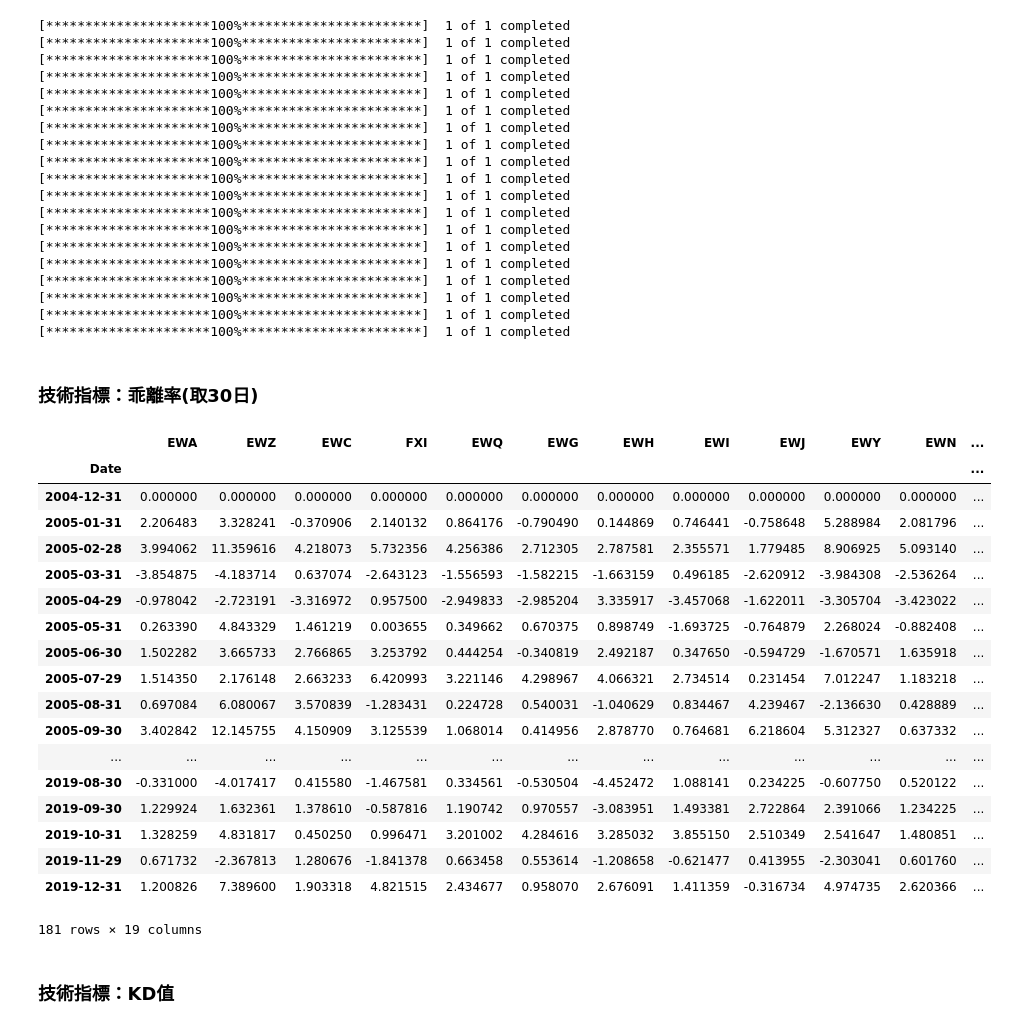
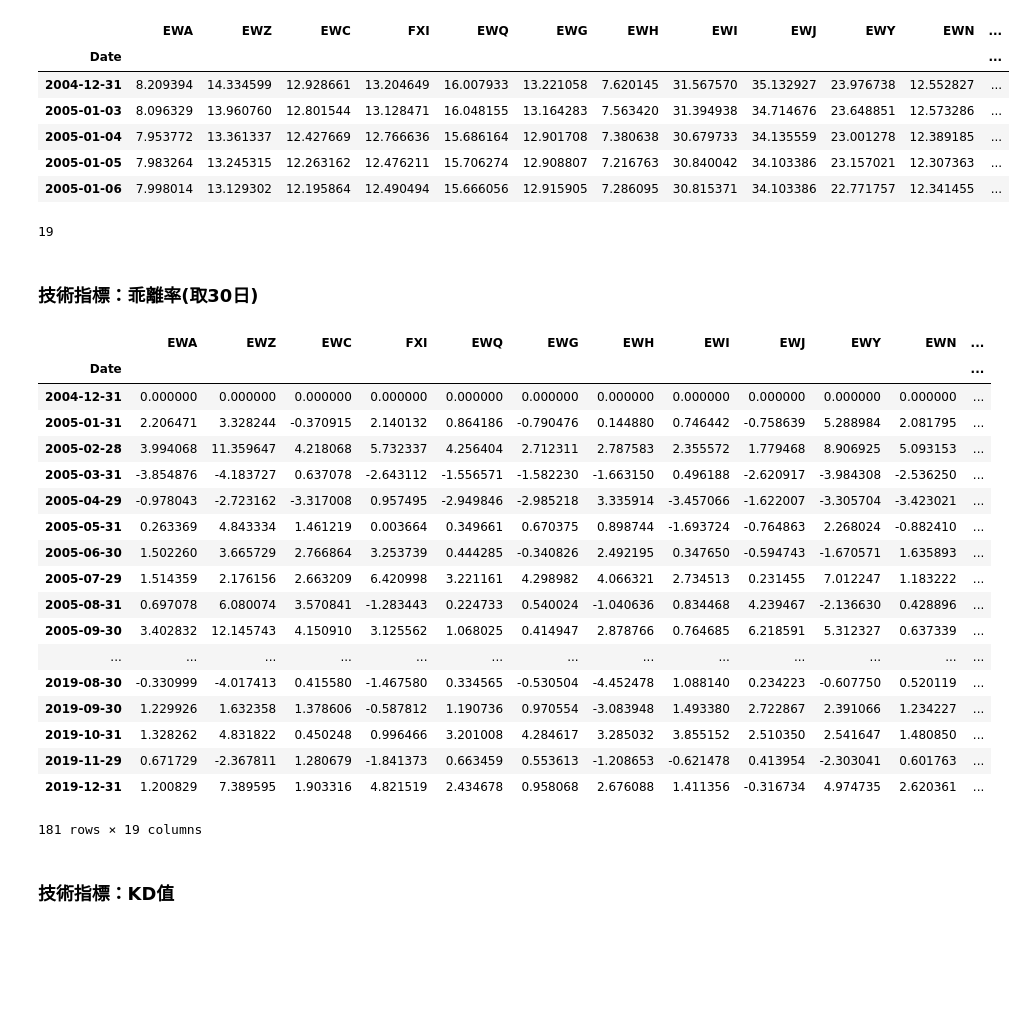
Before and after one commit to Yen-Wei-Chun/Robot_Fin, a Jupyter notebook: hw.2_BL_model/BL_data.ipynb, the cells around one changed output. Cells and saved outputs as stored; diff of their text form; code cells hidden in the pictures; blank space fills up the shorter version.

```diff
--- a/hw.2_BL_model/BL_data.ipynb
+++ b/hw.2_BL_model/BL_data.ipynb
@@ -9,34 +7,24 @@ import numpy as np
 import matplotlib.pyplot as plt
-# %%
-start = datetime.datetime(2005, 1, 1)
-end = datetime.datetime(2020, 1, 1)
-tickers = ['EWA','EWZ','EWC','FXI', 'EWQ', 'EWG', 'EWH', 'EWI', 'EWJ', 'EWY', 'EWN', 'EWS', 'EZA', 'EWP', 'EWD', 'EWL', 'EWT', 'EWU', 'IVV']
-
-all_data = {}
-for ticker in tickers:
-    all_data[ticker] = pdr.get_data_yahoo(ticker, start, end)
-
-Data = DataFrame({tic: data['Adj Close'] for tic, data in all_data.items()})
-# %% [output]
-[*********************100%***********************]  1 of 1 completed
-[*********************100%***********************]  1 of 1 completed
-[*********************100%***********************]  1 of 1 completed
-[*********************100%***********************]  1 of 1 completed
-[*********************100%***********************]  1 of 1 completed
-[*********************100%***********************]  1 of 1 completed
-[*********************100%***********************]  1 of 1 completed
-[*********************100%***********************]  1 of 1 completed
-[*********************100%***********************]  1 of 1 completed
-[*********************100%***********************]  1 of 1 completed
-[*********************100%***********************]  1 of 1 completed
-[*********************100%***********************]  1 of 1 completed
-[*********************100%***********************]  1 of 1 completed
-[*********************100%***********************]  1 of 1 completed
-[*********************100%***********************]  1 of 1 completed
-[*********************100%***********************]  1 of 1 completed
-[*********************100%***********************]  1 of 1 completed
-[*********************100%***********************]  1 of 1 completed
-[*********************100%***********************]  1 of 1 completed
+# %%
+Data = pd.read_excel("myAssetPool_final.xlsx", sheet_name = 'Adj_close', index_col=0)
+High = pd.read_excel("myAssetPool_final.xlsx", sheet_name = 'High', index_col=0)
+Low = pd.read_excel("myAssetPool_final.xlsx", sheet_name = 'Low', index_col=0)
+Close = pd.read_excel("myAssetPool_final.xlsx", sheet_name = 'Close', index_col=0)
+
+tickers = [tic for tic in Data]
+Data.head()
+# %% [output]
+|  | EWA | EWZ | EWC | FXI | EWQ | EWG | EWH | EWI | EWJ | EWY | EWN | ... |
+| Date |  |  |  |  |  |  |  |  |  |  |  | ... |
+| 2004-12-31 | 8.209394 | 14.334599 | 12.928661 | 13.204649 | 16.007933 | 13.221058 | 7.620145 | 31.567570 | 35.132927 | 23.976738 | 12.552827 | ... |
+| 2005-01-03 | 8.096329 | 13.960760 | 12.801544 | 13.128471 | 16.048155 | 13.164283 | 7.563420 | 31.394938 | 34.714676 | 23.648851 | 12.573286 | ... |
+| 2005-01-04 | 7.953772 | 13.361337 | 12.427669 | 12.766636 | 15.686164 | 12.901708 | 7.380638 | 30.679733 | 34.135559 | 23.001278 | 12.389185 | ... |
+| 2005-01-05 | 7.983264 | 13.245315 | 12.263162 | 12.476211 | 15.706274 | 12.908807 | 7.216763 | 30.840042 | 34.103386 | 23.157021 | 12.307363 | ... |
+| 2005-01-06 | 7.998014 | 13.129302 | 12.195864 | 12.490494 | 15.666056 | 12.915905 | 7.286095 | 30.815371 | 34.103386 | 22.771757 | 12.341455 | ... |
+# %%
+len(tickers)
+# %% [output]
+19
 # %% [markdown]
 ### 技術指標：乖離率(取30日)
 # %%
@@ -56,21 +44,21 @@ bias_frame
 |  | EWA | EWZ | EWC | FXI | EWQ | EWG | EWH | EWI | EWJ | EWY | EWN | ... |
 | Date |  |  |  |  |  |  |  |  |  |  |  | ... |
 | 2004-12-31 | 0.000000 | 0.000000 | 0.000000 | 0.000000 | 0.000000 | 0.000000 | 0.000000 | 0.000000 | 0.000000 | 0.000000 | 0.000000 | ... |
-| 2005-01-31 | 2.206483 | 3.328241 | -0.370906 | 2.140132 | 0.864176 | -0.790490 | 0.144869 | 0.746441 | -0.758648 | 5.288984 | 2.081796 | ... |
-| 2005-02-28 | 3.994062 | 11.359616 | 4.218073 | 5.732356 | 4.256386 | 2.712305 | 2.787581 | 2.355571 | 1.779485 | 8.906925 | 5.093140 | ... |
-| 2005-03-31 | -3.854875 | -4.183714 | 0.637074 | -2.643123 | -1.556593 | -1.582215 | -1.663159 | 0.496185 | -2.620912 | -3.984308 | -2.536264 | ... |
-| 2005-04-29 | -0.978042 | -2.723191 | -3.316972 | 0.957500 | -2.949833 | -2.985204 | 3.335917 | -3.457068 | -1.622011 | -3.305704 | -3.423022 | ... |
-| 2005-05-31 | 0.263390 | 4.843329 | 1.461219 | 0.003655 | 0.349662 | 0.670375 | 0.898749 | -1.693725 | -0.764879 | 2.268024 | -0.882408 | ... |
-| 2005-06-30 | 1.502282 | 3.665733 | 2.766865 | 3.253792 | 0.444254 | -0.340819 | 2.492187 | 0.347650 | -0.594729 | -1.670571 | 1.635918 | ... |
-| 2005-07-29 | 1.514350 | 2.176148 | 2.663233 | 6.420993 | 3.221146 | 4.298967 | 4.066321 | 2.734514 | 0.231454 | 7.012247 | 1.183218 | ... |
-| 2005-08-31 | 0.697084 | 6.080067 | 3.570839 | -1.283431 | 0.224728 | 0.540031 | -1.040629 | 0.834467 | 4.239467 | -2.136630 | 0.428889 | ... |
-| 2005-09-30 | 3.402842 | 12.145755 | 4.150909 | 3.125539 | 1.068014 | 0.414956 | 2.878770 | 0.764681 | 6.218604 | 5.312327 | 0.637332 | ... |
+| 2005-01-31 | 2.206471 | 3.328244 | -0.370915 | 2.140132 | 0.864186 | -0.790476 | 0.144880 | 0.746442 | -0.758639 | 5.288984 | 2.081795 | ... |
+| 2005-02-28 | 3.994068 | 11.359647 | 4.218068 | 5.732337 | 4.256404 | 2.712311 | 2.787583 | 2.355572 | 1.779468 | 8.906925 | 5.093153 | ... |
+| 2005-03-31 | -3.854876 | -4.183727 | 0.637078 | -2.643112 | -1.556571 | -1.582230 | -1.663150 | 0.496188 | -2.620917 | -3.984308 | -2.536250 | ... |
+| 2005-04-29 | -0.978043 | -2.723162 | -3.317008 | 0.957495 | -2.949846 | -2.985218 | 3.335914 | -3.457066 | -1.622007 | -3.305704 | -3.423021 | ... |
+| 2005-05-31 | 0.263369 | 4.843334 | 1.461219 | 0.003664 | 0.349661 | 0.670375 | 0.898744 | -1.693724 | -0.764863 | 2.268024 | -0.882410 | ... |
+| 2005-06-30 | 1.502260 | 3.665729 | 2.766864 | 3.253739 | 0.444285 | -0.340826 | 2.492195 | 0.347650 | -0.594743 | -1.670571 | 1.635893 | ... |
+| 2005-07-29 | 1.514359 | 2.176156 | 2.663209 | 6.420998 | 3.221161 | 4.298982 | 4.066321 | 2.734513 | 0.231455 | 7.012247 | 1.183222 | ... |
+| 2005-08-31 | 0.697078 | 6.080074 | 3.570841 | -1.283443 | 0.224733 | 0.540024 | -1.040636 | 0.834468 | 4.239467 | -2.136630 | 0.428896 | ... |
+| 2005-09-30 | 3.402832 | 12.145743 | 4.150910 | 3.125562 | 1.068025 | 0.414947 | 2.878766 | 0.764685 | 6.218591 | 5.312327 | 0.637339 | ... |
 | ... | ... | ... | ... | ... | ... | ... | ... | ... | ... | ... | ... | ... |
-| 2019-08-30 | -0.331000 | -4.017417 | 0.415580 | -1.467581 | 0.334561 | -0.530504 | -4.452472 | 1.088141 | 0.234225 | -0.607750 | 0.520122 | ... |
-| 2019-09-30 | 1.229924 | 1.632361 | 1.378610 | -0.587816 | 1.190742 | 0.970557 | -3.083951 | 1.493381 | 2.722864 | 2.391066 | 1.234225 | ... |
-| 2019-10-31 | 1.328259 | 4.831817 | 0.450250 | 0.996471 | 3.201002 | 4.284616 | 3.285032 | 3.855150 | 2.510349 | 2.541647 | 1.480851 | ... |
-| 2019-11-29 | 0.671732 | -2.367813 | 1.280676 | -1.841378 | 0.663458 | 0.553614 | -1.208658 | -0.621477 | 0.413955 | -2.303041 | 0.601760 | ... |
-| 2019-12-31 | 1.200826 | 7.389600 | 1.903318 | 4.821515 | 2.434677 | 0.958070 | 2.676091 | 1.411359 | -0.316734 | 4.974735 | 2.620366 | ... |
+| 2019-08-30 | -0.330999 | -4.017413 | 0.415580 | -1.467580 | 0.334565 | -0.530504 | -4.452478 | 1.088140 | 0.234223 | -0.607750 | 0.520119 | ... |
+| 2019-09-30 | 1.229926 | 1.632358 | 1.378606 | -0.587812 | 1.190736 | 0.970554 | -3.083948 | 1.493380 | 2.722867 | 2.391066 | 1.234227 | ... |
+| 2019-10-31 | 1.328262 | 4.831822 | 0.450248 | 0.996466 | 3.201008 | 4.284617 | 3.285032 | 3.855152 | 2.510350 | 2.541647 | 1.480850 | ... |
+| 2019-11-29 | 0.671729 | -2.367811 | 1.280679 | -1.841373 | 0.663459 | 0.553613 | -1.208653 | -0.621478 | 0.413954 | -2.303041 | 0.601763 | ... |
+| 2019-12-31 | 1.200829 | 7.389595 | 1.903316 | 4.821519 | 2.434678 | 0.958068 | 2.676088 | 1.411356 | -0.316734 | 4.974735 | 2.620361 | ... |
 181 rows × 19 columns
 # %% [markdown]
 ### 技術指標：KD值
```
Also changed, not shown: parts of 24 cells of this notebook, 10 other files.
